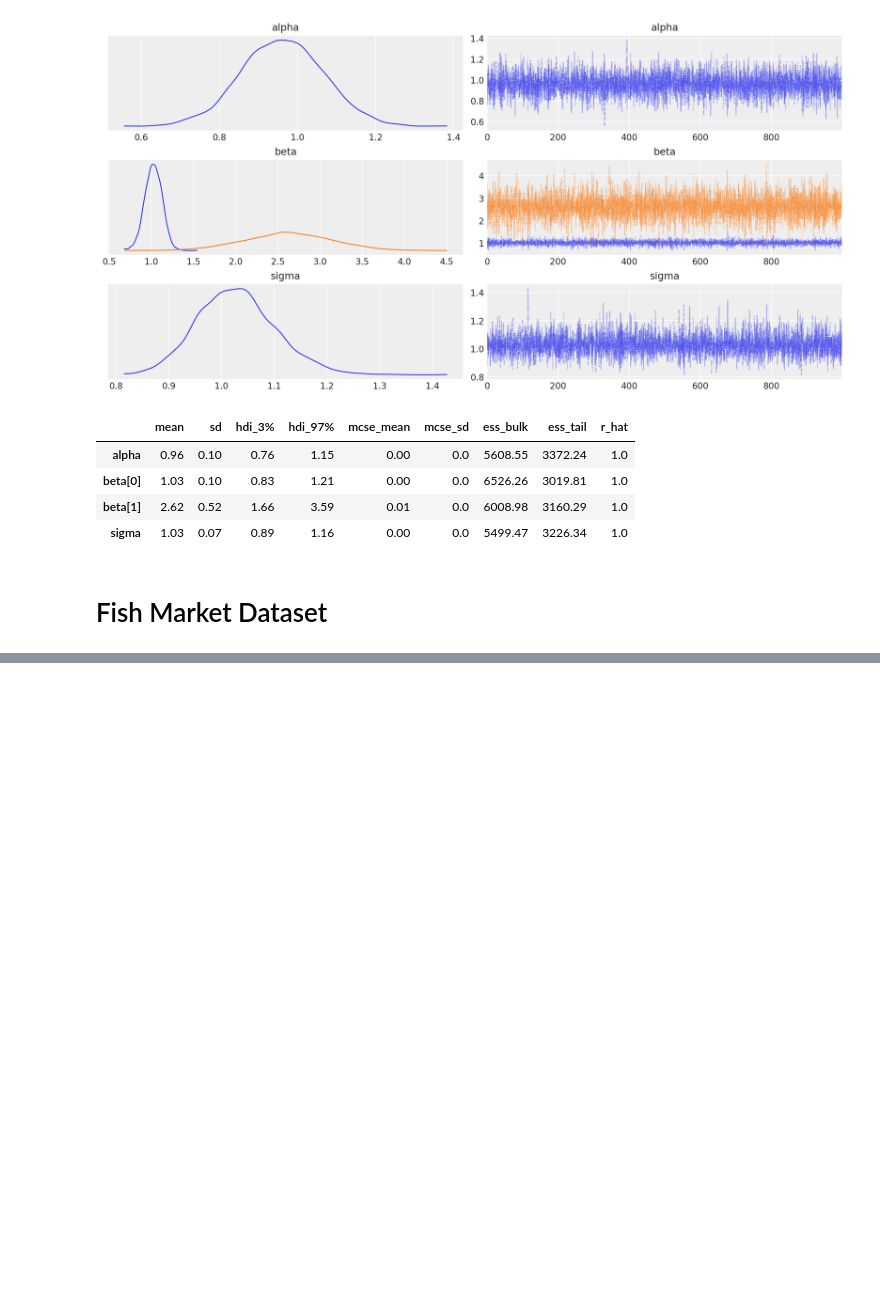
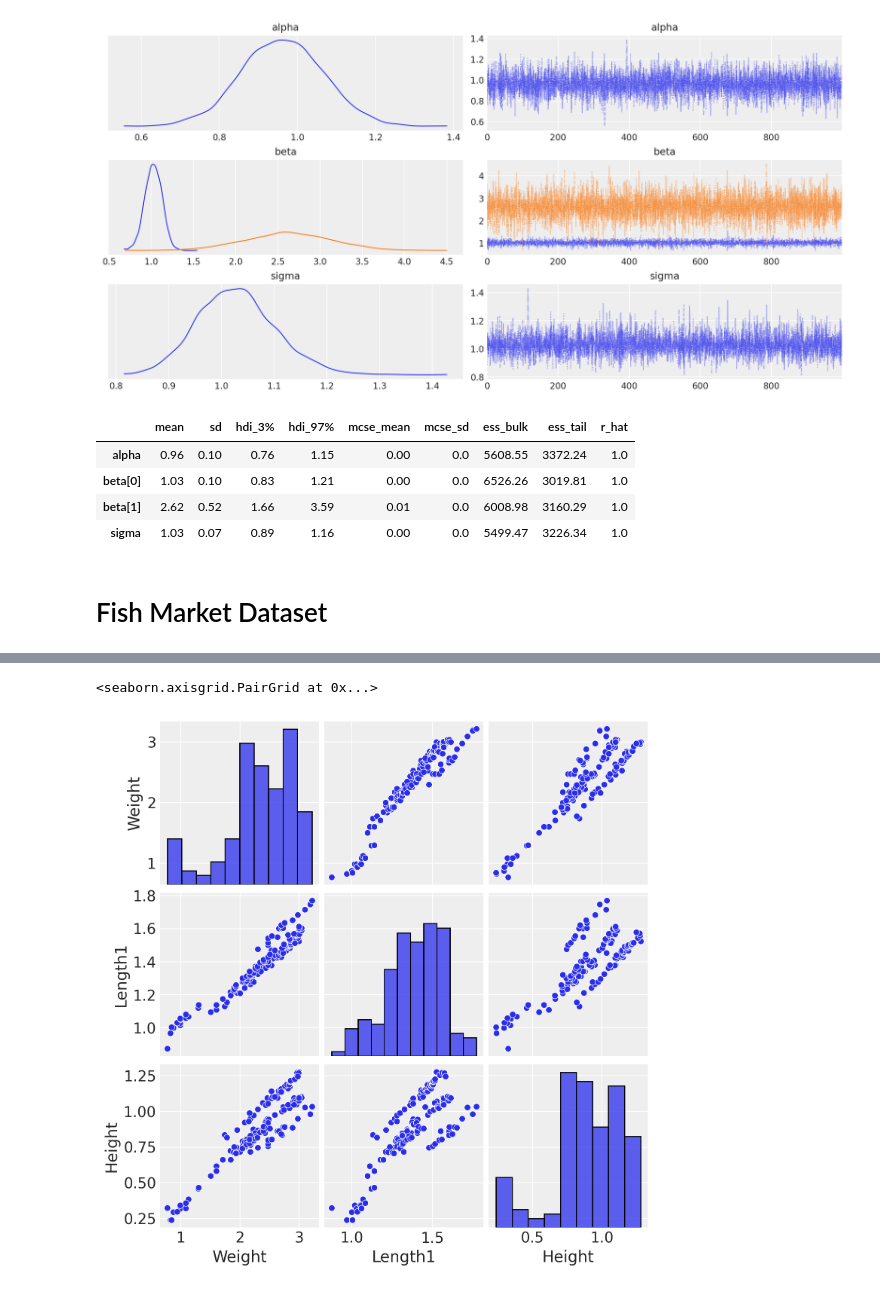
Before and after one commit to UlrikThygePedersen/BayesianStatistics, a Jupyter notebook: PyMC.ipynb, the cells around one changed output, grey strips where cells are left out. Saved outputs shown, nothing was run; the diff lists cells and outputs as text; code cells hidden in the pictures; blank space fills up the shorter version.

```diff
--- a/PyMC.ipynb
+++ b/PyMC.ipynb
@@ -125,0 +135,6 @@ df.head()
+# %%
+# pairplot
+sns.pairplot(data = df)
+# %% [output]
+<seaborn.axisgrid.PairGrid at 0x...>
+[figure, added]
```
Also changed, not shown: parts of 9 cells of this notebook, 2 other files.
